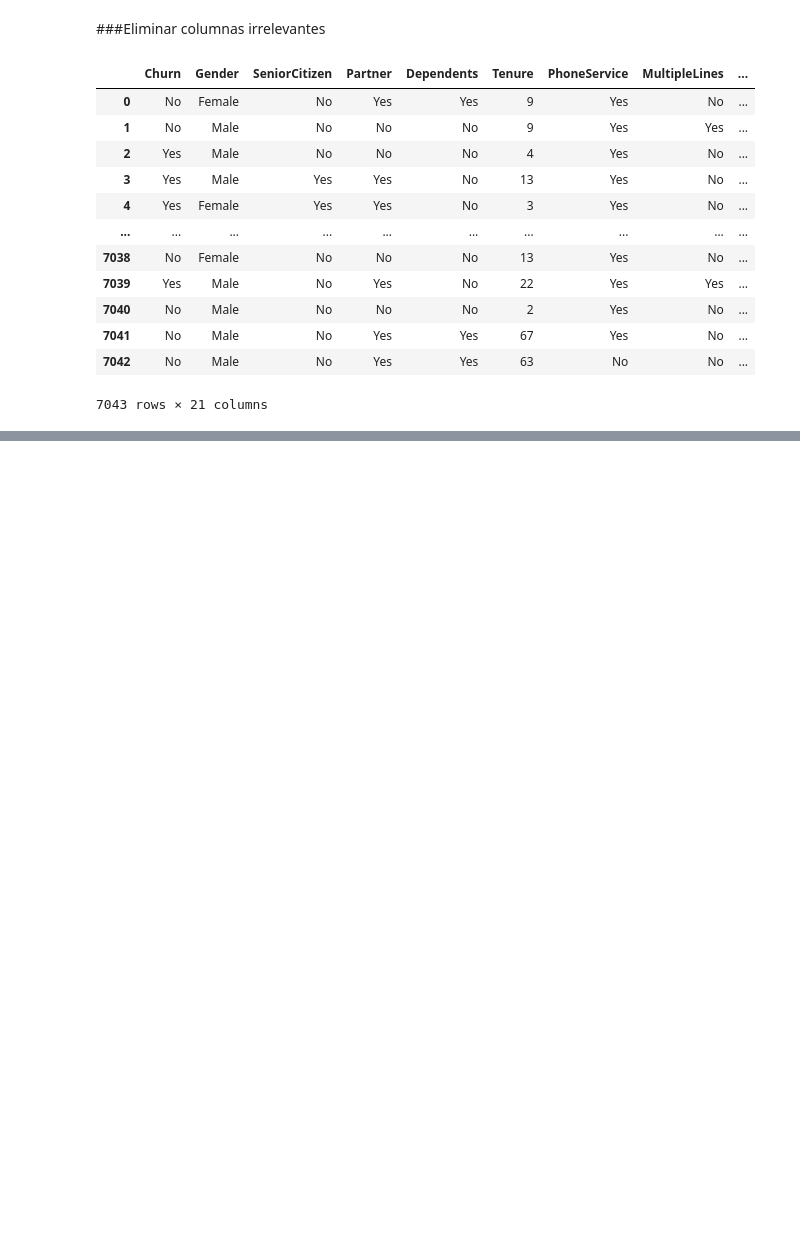
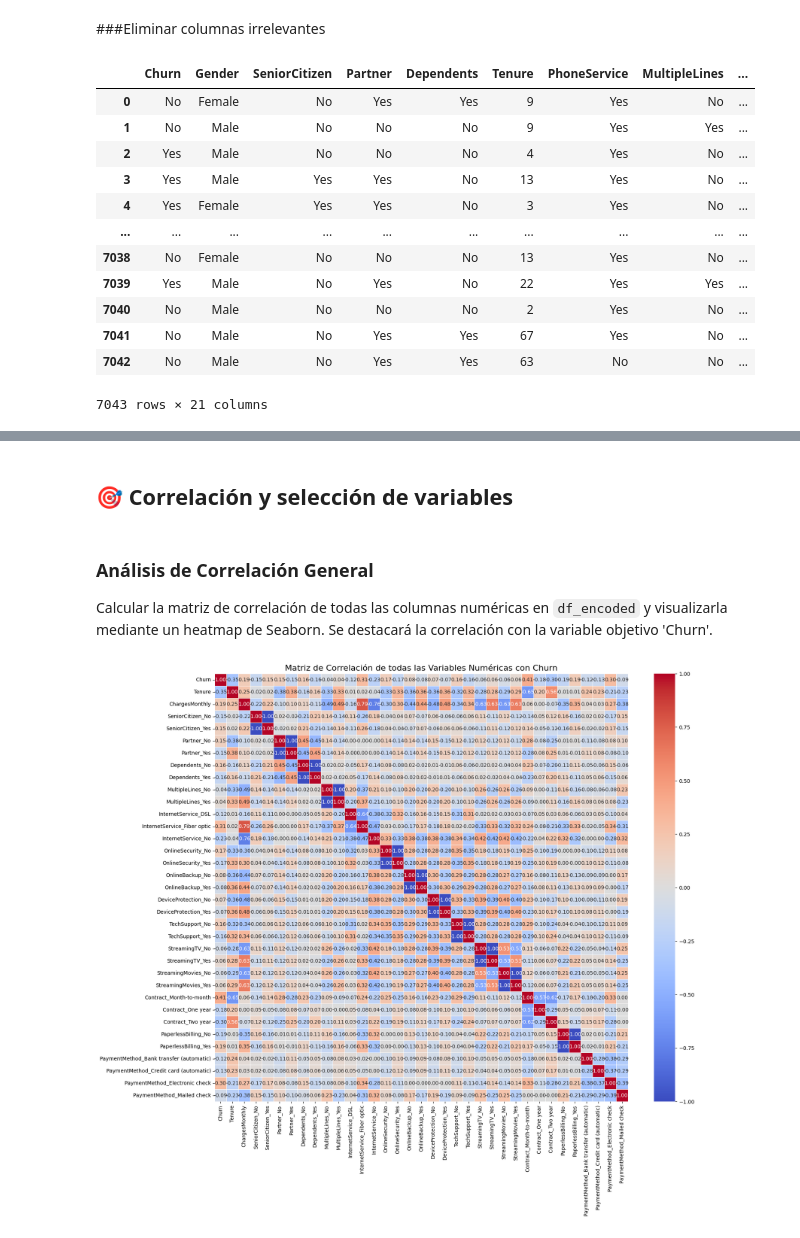
Before and after one commit to Solsmi/challenge_telecomx_latam2, a Jupyter notebook: Challenge2_TelecomX_LATAM_.ipynb, the cells around one changed output, grey strips where cells are left out. Saved outputs shown, nothing was run; the diff lists cells and outputs as text; code cells hidden in the pictures; blank space fills up the shorter version.

```diff
--- a/Challenge2_TelecomX_LATAM_.ipynb
+++ b/Challenge2_TelecomX_LATAM_.ipynb
@@ -140,0 +178,3 @@ df
+# %%
+#eliminar columnas numericas irrelevantes
+df = df.drop(columns=["ChargesDaily","ChargesTotal"])
@@ -140,0 +306,17 @@ df
+# %%
+from sklearn.model_selection import train_test_split
+
+# Convertir la columna 'Churn' a numérica (0 y 1)
+df_encoded['Churn'] = df_encoded['Churn'].map({'Yes': 1, 'No': 0})
+
+# Separar características (X) y objetivo (y)
+X = df_encoded.drop('Churn', axis=1)
+y = df_encoded['Churn']
+
+# Dividir los datos en conjuntos de entrenamiento y prueba
+X_train, X_test, y_train, y_test = train_test_split(X, y, test_size=0.2, random_state=42, stratify=y)
+
+print("Dimensiones de X_train:", X_train.shape)
+print("Dimensiones de X_test:", X_test.shape)
+print("Dimensiones de y_train:", y_train.shape)
+print("Dimensiones de y_test:", y_test.shape)
@@ -140,0 +355,29 @@ df
+# %% [markdown]
+## 🎯 Correlación y selección de variables
+# %% [markdown]
+### Análisis de Correlación General
+
+Calcular la matriz de correlación de todas las columnas numéricas en `df_encoded` y visualizarla mediante un heatmap de Seaborn. Se destacará la correlación con la variable objetivo 'Churn'.
+# %%
+import matplotlib.pyplot as plt
+import seaborn as sns
+
+# Asegurarse de que la columna 'Churn' es numérica (0 y 1)
+# Esto ya se hizo en un paso anterior, pero se repite por seguridad
+# df_encoded['Churn'] = df_encoded['Churn'].map({'Yes': 1, 'No': 0})
+
+# Seleccionar todas las columnas numéricas para el análisis de correlación
+numerical_cols_encoded = df_encoded.select_dtypes(include=['int64', 'float64'])
+
+# Calcular la matriz de correlación
+corr_matrix_full = numerical_cols_encoded.corr()
+
+# Visualizar el heatmap
+plt.figure(figsize=(18, 15))
+sns.heatmap(corr_matrix_full, annot=True, cmap='coolwarm', fmt=".2f", linewidths=.5)
+plt.title('Matriz de Correlación de todas las Variables Numéricas con Churn', fontsize=16)
+plt.xticks(rotation=90)
+plt.yticks(rotation=0)
+plt.show()
+# %% [output]
+[figure, added]
```
Also changed, not shown: parts of 37 cells of this notebook.
